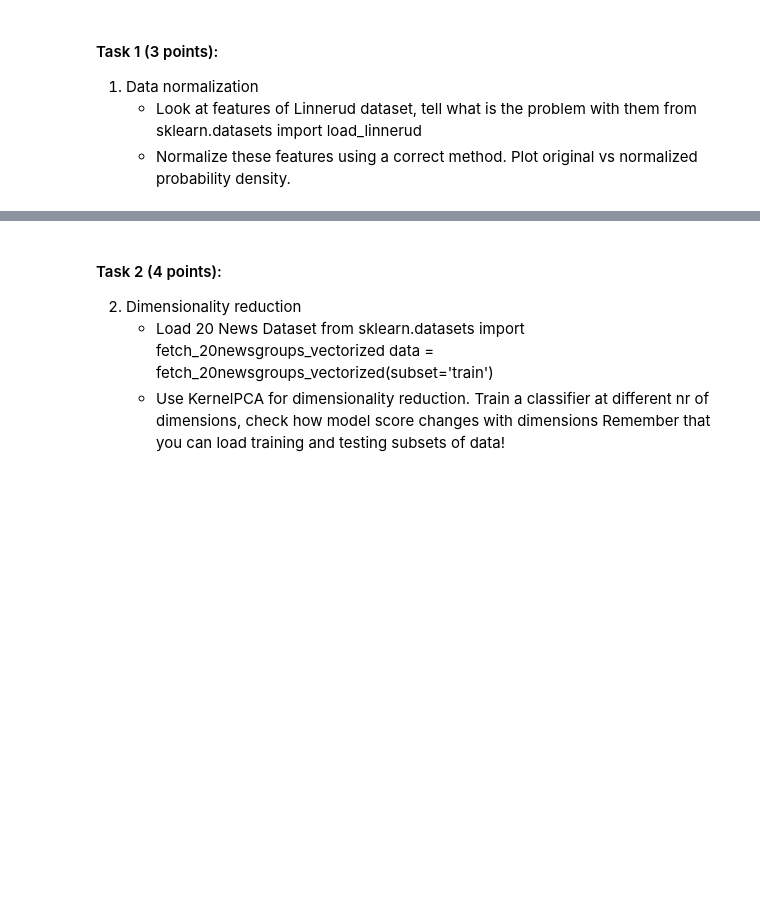
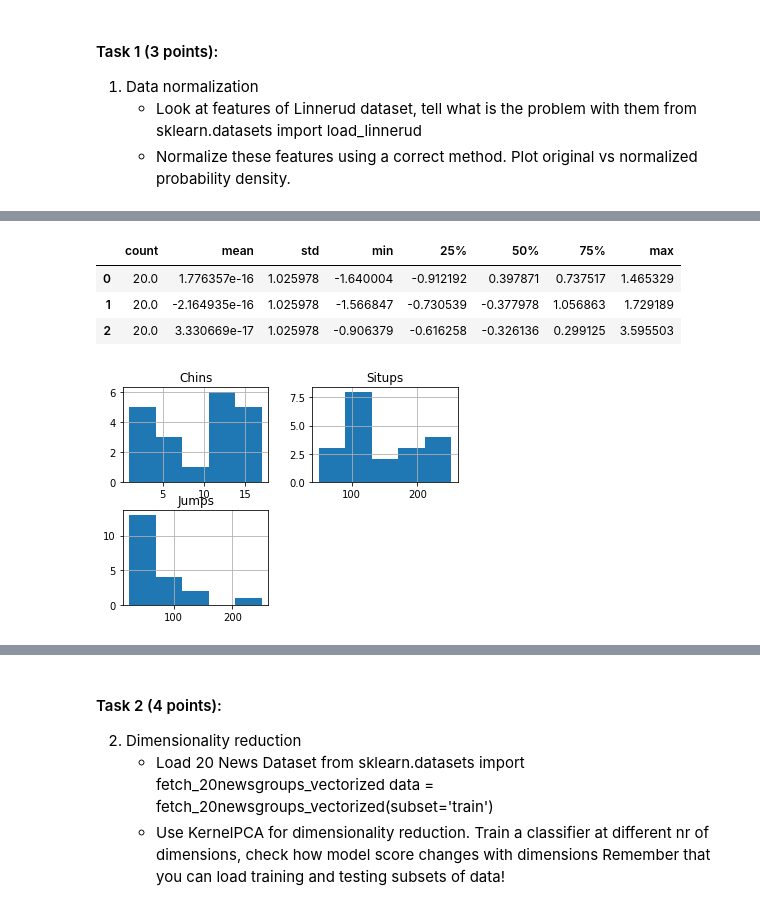
Before and after one commit to Basirulislam/Assignment_2, a Jupyter notebook: Assignment 2.ipynb, the cells around one changed output, grey strips where cells are left out. Saved outputs shown, nothing was run; the diff lists cells and outputs as text; code cells hidden in the pictures; blank space fills up the shorter version.

```diff
--- a/Assignment 2.ipynb
+++ b/Assignment 2.ipynb
@@ -40,0 +47,10 @@ fatal: unable to auto-detect email address (got 'Omistaja@DESKTOP-5I0UCPA.(none)
+# %%
+from sklearn.datasets import load_linnerud
+
+data = load_linnerud()
+df_data = pd.DataFrame(data.data, columns=data.feature_names)
+
+
+# Descriptive statistics of the DataFrame
+
+df_data.describe().transpose()
@@ -40,0 +64,17 @@ fatal: unable to auto-detect email address (got 'Omistaja@DESKTOP-5I0UCPA.(none)
+# %%
+from sklearn.preprocessing import StandardScaler
+scaler = StandardScaler()
+scaler.fit(df_data)
+Dataset_scaled = scaler.transform(df_data)
+
+Dataset_scaled = pd.DataFrame(Dataset_scaled)
+Dataset_scaled.describe().transpose()
+# %% [output]
+|  | count | mean | std | min | 25% | 50% | 75% | max |
+| 0 | 20.0 | 1.776357e-16 | 1.025978 | -1.640004 | -0.912192 | 0.397871 | 0.737517 | 1.465329 |
+| 1 | 20.0 | -2.164935e-16 | 1.025978 | -1.566847 | -0.730539 | -0.377978 | 1.056863 | 1.729189 |
+| 2 | 20.0 | 3.330669e-17 | 1.025978 | -0.906379 | -0.616258 | -0.326136 | 0.299125 | 3.595503 |
+# %%
+hist_before = df_data.hist(bins=5)
+# %% [output]
+[figure, added]
```
Also changed, not shown: parts of 6 cells of this notebook.
